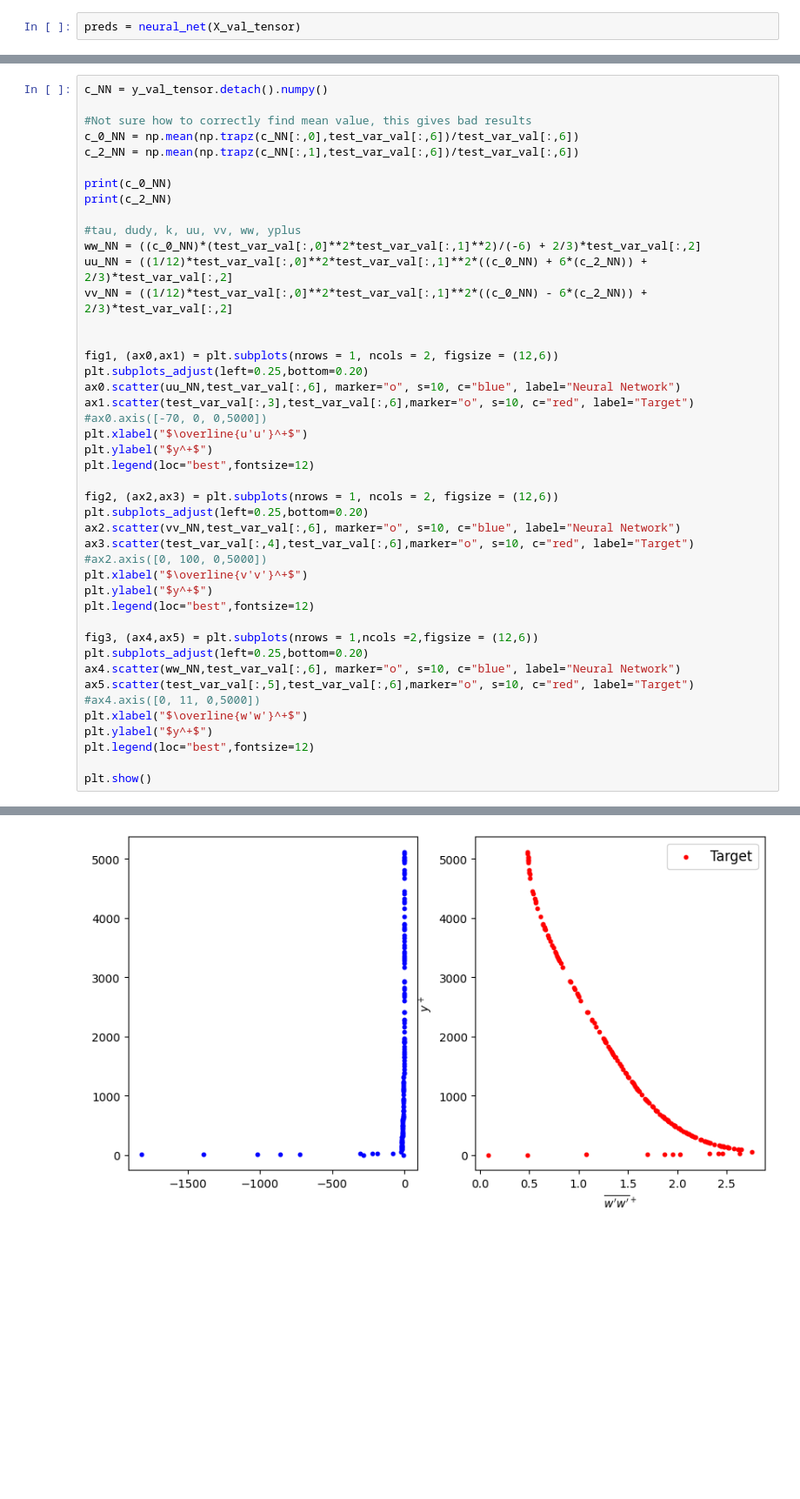
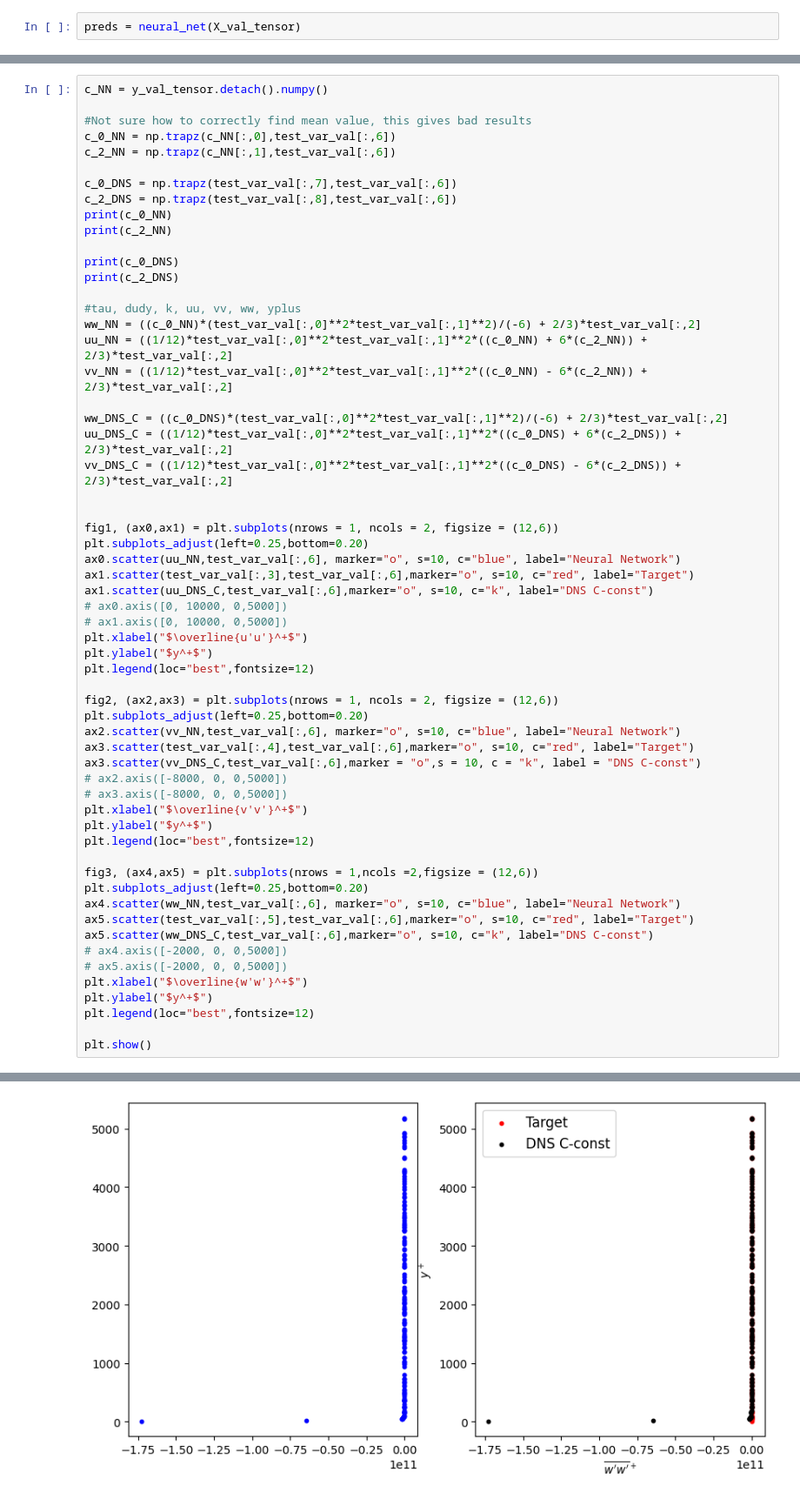
Before and after one commit to Beolinen/Kandidatarbete-ML-for-turbulence-modelling, a Jupyter notebook: neural.ipynb, the cells around one changed output, grey strips where cells are left out. Shown: that part at 87% size. Drawn from its saved outputs; the diff is of its cells as text; blank space fills up the shorter version.

```diff
--- a/neural.ipynb
+++ b/neural.ipynb
@@ -326,23 +376,34 @@ plt.show()
 c_NN = y_val_tensor.detach().numpy()
 
 #Not sure how to correctly find mean value, this gives bad results
-c_0_NN = np.mean(np.trapz(c_NN[:,0],test_var_val[:,6])/test_var_val[:,6])
-c_2_NN = np.mean(np.trapz(c_NN[:,1],test_var_val[:,6])/test_var_val[:,6])
+c_0_NN = np.trapz(c_NN[:,0],test_var_val[:,6])
+c_2_NN = np.trapz(c_NN[:,1],test_var_val[:,6])
 
+c_0_DNS = np.trapz(test_var_val[:,7],test_var_val[:,6])
+c_2_DNS = np.trapz(test_var_val[:,8],test_var_val[:,6])
 print(c_0_NN)
 print(c_2_NN)
+
+print(c_0_DNS)
+print(c_2_DNS)
 
 #tau, dudy, k, uu, vv, ww, yplus
 ww_NN = ((c_0_NN)*(test_var_val[:,0]**2*test_var_val[:,1]**2)/(-6) + 2/3)*test_var_val[:,2]
 uu_NN = ((1/12)*test_var_val[:,0]**2*test_var_val[:,1]**2*((c_0_NN) + 6*(c_2_NN)) + 2/3)*test_var_val[:,2]
 vv_NN = ((1/12)*test_var_val[:,0]**2*test_var_val[:,1]**2*((c_0_NN) - 6*(c_2_NN)) + 2/3)*test_var_val[:,2]
 
+ww_DNS_C = ((c_0_DNS)*(test_var_val[:,0]**2*test_var_val[:,1]**2)/(-6) + 2/3)*test_var_val[:,2]
+uu_DNS_C = ((1/12)*test_var_val[:,0]**2*test_var_val[:,1]**2*((c_0_DNS) + 6*(c_2_DNS)) + 2/3)*test_var_val[:,2]
+vv_DNS_C = ((1/12)*test_var_val[:,0]**2*test_var_val[:,1]**2*((c_0_DNS) - 6*(c_2_DNS)) + 2/3)*test_var_val[:,2]
+
 
 fig1, (ax0,ax1) = plt.subplots(nrows = 1, ncols = 2, figsize = (12,6))
 plt.subplots_adjust(left=0.25,bottom=0.20)
 ax0.scatter(uu_NN,test_var_val[:,6], marker="o", s=10, c="blue", label="Neural Network")
 ax1.scatter(test_var_val[:,3],test_var_val[:,6],marker="o", s=10, c="red", label="Target")
-#ax0.axis([-70, 0, 0,5000])
+ax1.scatter(uu_DNS_C,test_var_val[:,6],marker="o", s=10, c="k", label="DNS C-const")
+# ax0.axis([0, 10000, 0,5000])
+# ax1.axis([0, 10000, 0,5000])
 plt.xlabel("$\overline{u'u'}^+$")
 plt.ylabel("$y^+$")
 plt.legend(loc="best",fontsize=12)
@@ -351,7 +412,9 @@ fig2, (ax2,ax3) = plt.subplots(nrows = 1, ncols = 2, figsize = (12,6))
 plt.subplots_adjust(left=0.25,bottom=0.20)
 ax2.scatter(vv_NN,test_var_val[:,6], marker="o", s=10, c="blue", label="Neural Network")
 ax3.scatter(test_var_val[:,4],test_var_val[:,6],marker="o", s=10, c="red", label="Target")
-#ax2.axis([0, 100, 0,5000])
+ax3.scatter(vv_DNS_C,test_var_val[:,6],marker = "o",s = 10, c = "k", label = "DNS C-const")
+# ax2.axis([-8000, 0, 0,5000])
+# ax3.axis([-8000, 0, 0,5000])
 plt.xlabel("$\overline{v'v'}^+$")
 plt.ylabel("$y^+$")
 plt.legend(loc="best",fontsize=12)
@@ -360,7 +423,9 @@ fig3, (ax4,ax5) = plt.subplots(nrows = 1,ncols =2,figsize = (12,6))
 plt.subplots_adjust(left=0.25,bottom=0.20)
 ax4.scatter(ww_NN,test_var_val[:,6], marker="o", s=10, c="blue", label="Neural Network")
 ax5.scatter(test_var_val[:,5],test_var_val[:,6],marker="o", s=10, c="red", label="Target")
-#ax4.axis([0, 11, 0,5000])
+ax5.scatter(ww_DNS_C,test_var_val[:,6],marker="o", s=10, c="k", label="DNS C-const")
+# ax4.axis([-2000, 0, 0,5000])
+# ax5.axis([-2000, 0, 0,5000])
 plt.xlabel("$\overline{w'w'}^+$")
 plt.ylabel("$y^+$")
 plt.legend(loc="best",fontsize=12)
@@ -374 +441 @@ plt.show()
-[figure, old version]
+[figure, new version]
```
Also changed, not shown: parts of 7 cells of this notebook, 1 other file.
